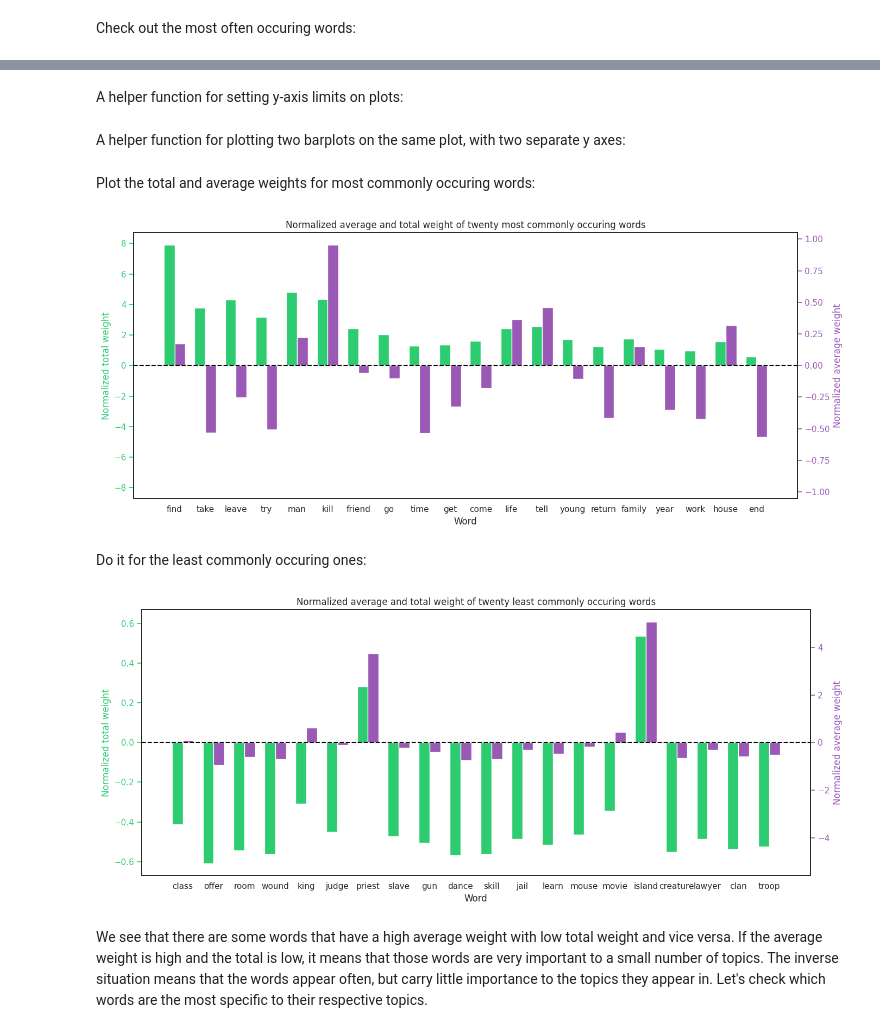
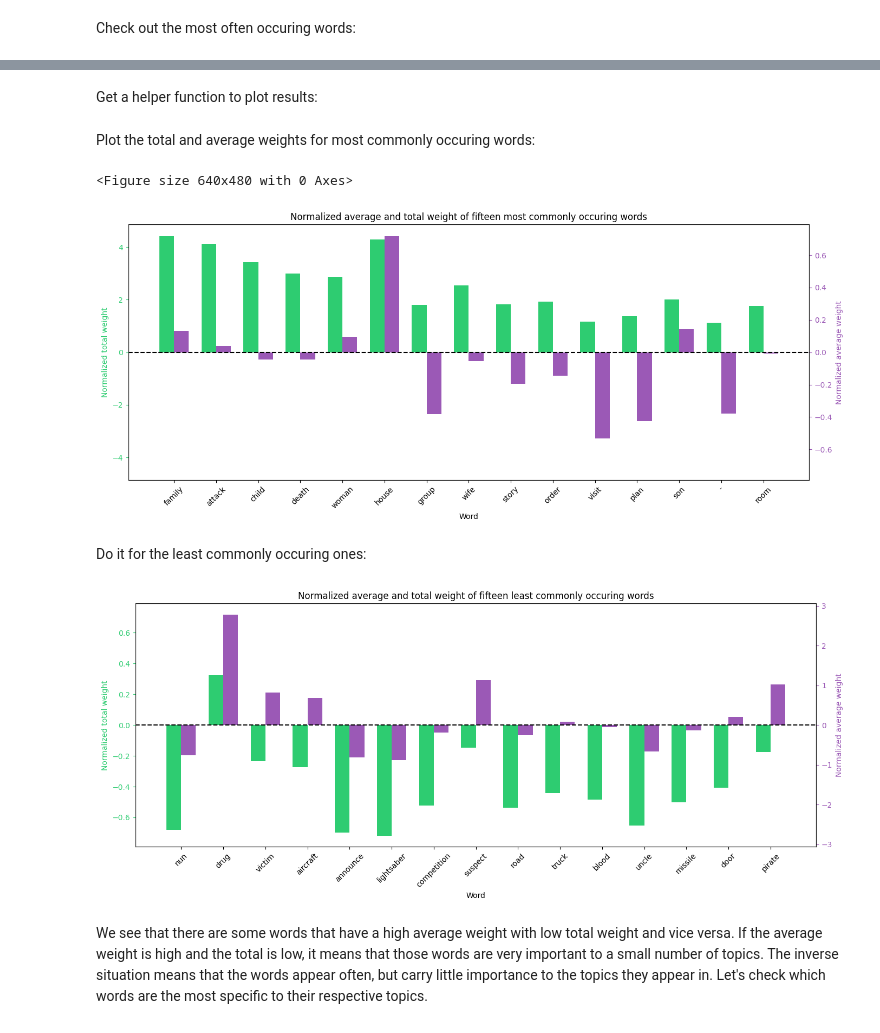
Before and after one commit to epfl-ada/ada-2023-project-datapros2023, a Jupyter notebook: analysis.ipynb, the cells around one changed output, grey strips where cells are left out. Cells and saved outputs as stored; diff of their text form; code cells hidden in the pictures.

```diff
--- a/analysis.ipynb
+++ b/analysis.ipynb
@@ -920,5 +1857,7 @@ from gensim import corpora
 ### LOADING PREVIOUSLY TRAINED MODEL
 # %% [markdown]
 Training the LDA model takes anywhere from a few minutes to a few dozen of minutes, so we can just load the one that was trained earlier:
+# %%
+OLD_MODEL_PATH = os.path.join(LDA_PATH, 'LDAF_30_ALL')
 # %%
-ldamodel = gensim.models.LdaModel.load(os.path.join(LDA_PATH, 'lda_1_all_words.pickle'))
+ldamodel = gensim.models.LdaModel.load(os.path.join(OLD_MODEL_PATH, 'lda_result'))
@@ -936,3 +1863,0 @@ Train the model:
-# %%
-NUM_TOPICS = 30
-ldamodel = gensim.models.LdaMulticore(corpus, num_topics = NUM_TOPICS, id2word=dictionary, passes=15)
@@ -943 +1866,9 @@ ldamodel.save('lda_1_all_words.pickle')
+# %%
+topics_descriptions = []
+for topic in ldamodel.show_topics(num_topics=150, formatted=False):
+    desc = ""
+    for word, _ in sorted(topic[1], key=lambda x: x[1], reverse=True)[:5]:
+        desc = desc + '-' + word
+    topics_descriptions.append(desc[1:])
+topic_names = pd.DataFrame(topics_descriptions, columns=['TopicDesc'])
 # %% [markdown]
@@ -1016,2 +1968,0 @@ wts.sort_values(by='occ', ascending=False).head()
-# %% [markdown]
-A helper function for setting y-axis limits on plots:
@@ -1022,2 +1968,0 @@ def get_ylims(data_series):
-# %% [markdown]
-A helper function for plotting two barplots on the same plot, with two separate y axes:
@@ -1082,0 +1969,2 @@ def plot_n_sum_avg(data_frame, title, normalized=True):
+# %% [markdown]
+Get a helper function to plot results:
@@ -1083,17 +1973,19 @@ def plot_n_sum_avg(data_frame, title, normalized=True):
 # %% [markdown]
 Plot the total and average weights for most commonly occuring words:
 # %%
-top_20_cnt = wts.sort_values(by='occ',  ascending=False).head(20)
-plot_n_sum_avg(top_20_cnt, 'Normalized average and total weight of twenty most commonly occuring words')
+top_20_cnt = wts.sort_values(by='occ',  ascending=False).head(15)
+plt.figure()
+plot_n_sum_avg(top_20_cnt, 'Normalized average and total weight of fifteen most commonly occuring words')
 # %% [output]
+<Figure size 640x480 with 0 Axes>
-[figure, old version]
+[figure, new version]
 # %% [markdown]
 Do it for the least commonly occuring ones:
 # %%
-bottom_20_cnt = wts.sort_values(by='occ', ascending=True).head(20)
-plot_n_sum_avg(bottom_20_cnt, 'Normalized average and total weight of twenty least commonly occuring words')
+bottom_20_cnt = wts.sort_values(by='occ', ascending=True).head(15)
+plot_n_sum_avg(bottom_20_cnt, 'Normalized average and total weight of fifteen least commonly occuring words')
 # %% [output]
-[figure, old version]
+[figure, new version]
 # %% [markdown]
 We see that there are some words that have a high average weight with low total weight and vice versa. If the average weight is high and the total is low, it means that those words are very important to a small number of topics. The inverse situation means that the words appear often, but carry little importance to the topics they appear in. Let's check which words are the most specific to their respective topics.
 # %% [markdown]
```
Also changed, not shown: parts of 285 cells of this notebook, 3 other files.
